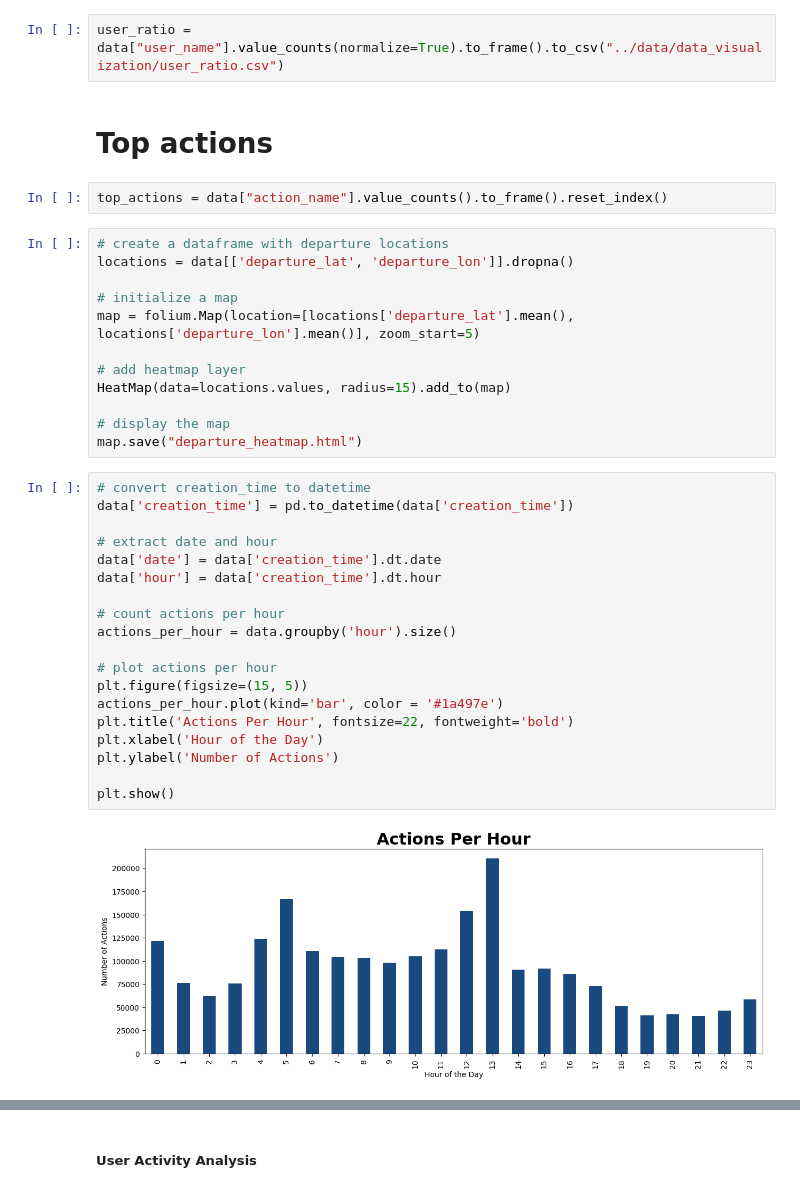
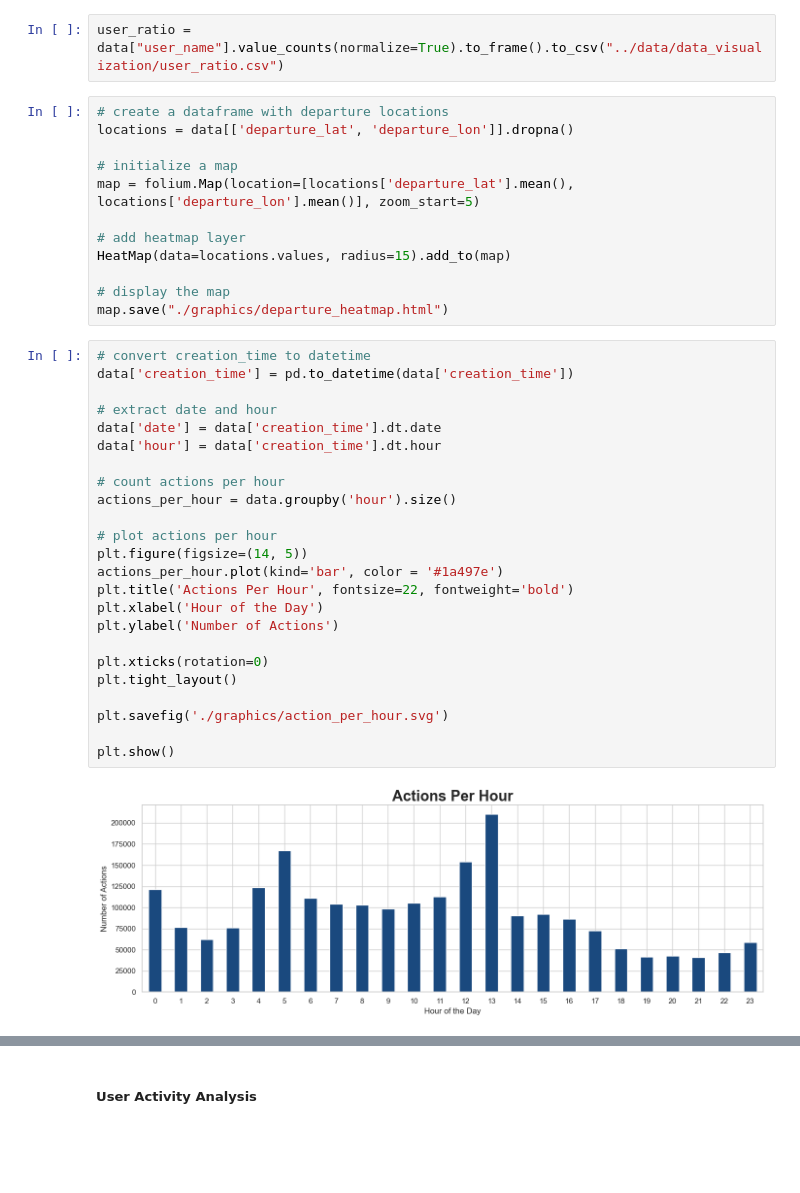
Before and after one commit to aref-hasan/aircraft_load, a Jupyter notebook: visualization/data_exploration.ipynb, the cells around one changed output, grey strips where cells are left out. Saved outputs shown, nothing was run; the diff lists cells and outputs as text; blank space fills up the shorter version.

```diff
--- a/visualization/data_exploration.ipynb
+++ b/visualization/data_exploration.ipynb
@@ -148,10 +156,6 @@ Passing `palette` without assigning `hue` is deprecated and will be removed in v
 # Ratio: Actions performed by humans and service accounts
 # %%
 user_ratio = data["user_name"].value_counts(normalize=True).to_frame().to_csv("../data/data_visualization/user_ratio.csv")
-# %% [markdown]
-# Top actions
-# %%
-top_actions = data["action_name"].value_counts().to_frame().reset_index()
 # %%
 # create a dataframe with departure locations
 locations = data[['departure_lat', 'departure_lon']].dropna()
@@ -163,28 +167,33 @@ map = folium.Map(location=[locations['departure_lat'].mean(), locations['departu
 HeatMap(data=locations.values, radius=15).add_to(map)
 
 # display the map
-map.save("departure_heatmap.html")
+map.save("./graphics/departure_heatmap.html")
 # %%
 # convert creation_time to datetime
 data['creation_time'] = pd.to_datetime(data['creation_time'])
 
 # extract date and hour
 data['date'] = data['creation_time'].dt.date
 data['hour'] = data['creation_time'].dt.hour
 
 # count actions per hour
 actions_per_hour = data.groupby('hour').size()
 
 # plot actions per hour
-plt.figure(figsize=(15, 5))
+plt.figure(figsize=(14, 5))
 actions_per_hour.plot(kind='bar', color = '#1a497e')
 plt.title('Actions Per Hour', fontsize=22, fontweight='bold')
 plt.xlabel('Hour of the Day')
 plt.ylabel('Number of Actions')
 
+plt.xticks(rotation=0)
+plt.tight_layout()
+
+plt.savefig('./graphics/action_per_hour.svg')
+
 plt.show()
 # %% [output]
-[figure, old version]
+[figure, new version]
 # %%
 # make sure 'creation_time' is a datetime column
 data['creation_time'] = pd.to_datetime(data['creation_time'])
```
Also changed, not shown: parts of 8 cells of this notebook.
